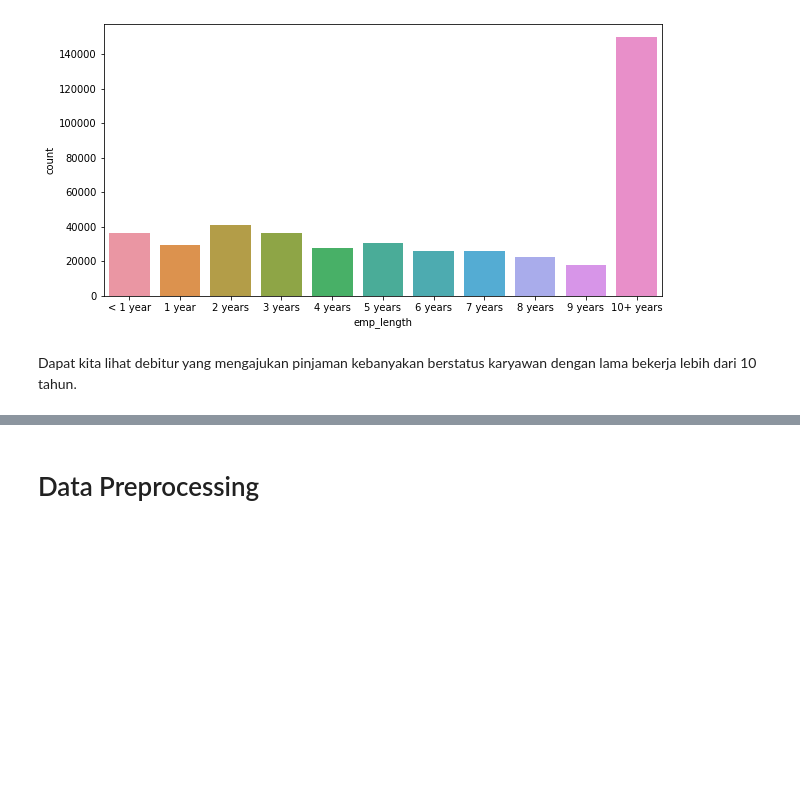
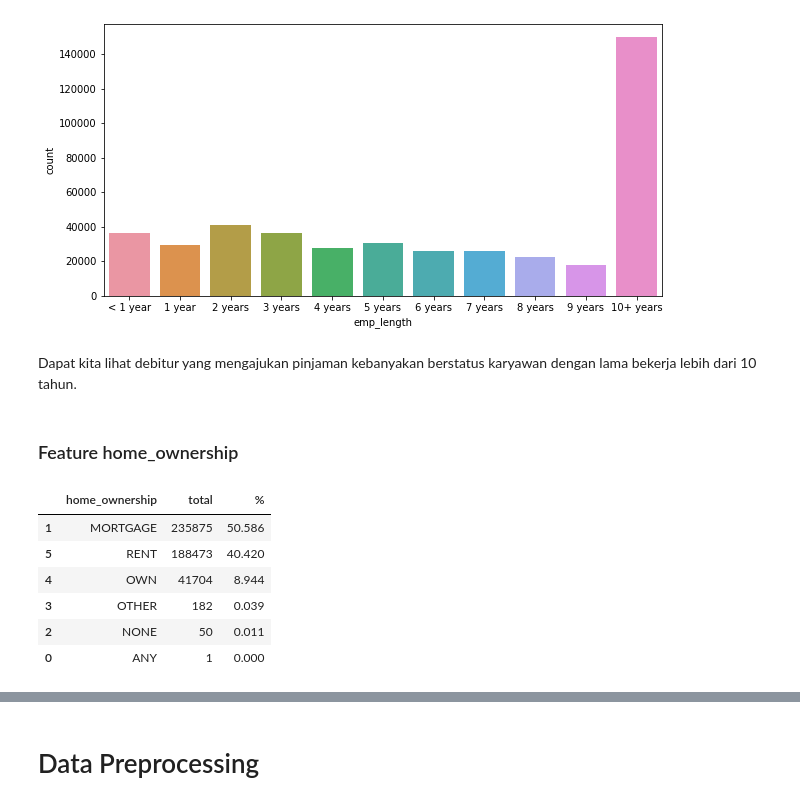
Before and after one commit to bayubagusbagaswara/CreditRiskPrediction, a Jupyter notebook: CreditRiskPrediction.ipynb, the cells around one changed output, grey strips where cells are left out. Drawn from its saved outputs; the diff is of its cells as text; code cells hidden in the pictures; blank space fills up the shorter version.

```diff
--- a/CreditRiskPrediction.ipynb
+++ b/CreditRiskPrediction.ipynb
@@ -530,3 +530,20 @@ plt.show()
 [figure]
 # %% [markdown]
 Dapat kita lihat debitur yang mengajukan pinjaman kebanyakan berstatus karyawan dengan lama bekerja lebih dari 10 tahun.
+# %% [markdown]
+### Feature home_ownership
+# %%
+# hitung persentase feature home_ownership
+home_ownership = data.groupby('home_ownership').agg({'id':'count'}).reset_index()
+home_ownership.columns = ['home_ownership','total']
+home_ownership['%'] = round(home_ownership.total*100/sum(home_ownership.total),3)
+home_ownership=home_ownership.sort_values('%', ascending=False)
+home_ownership
+# %% [output]
+|  | home_ownership | total | % |
+| 1 | MORTGAGE | 235875 | 50.586 |
+| 5 | RENT | 188473 | 40.420 |
+| 4 | OWN | 41704 | 8.944 |
+| 3 | OTHER | 182 | 0.039 |
+| 2 | NONE | 50 | 0.011 |
+| 0 | ANY | 1 | 0.000 |
```
Also changed, not shown: parts of 2 cells of this notebook.
